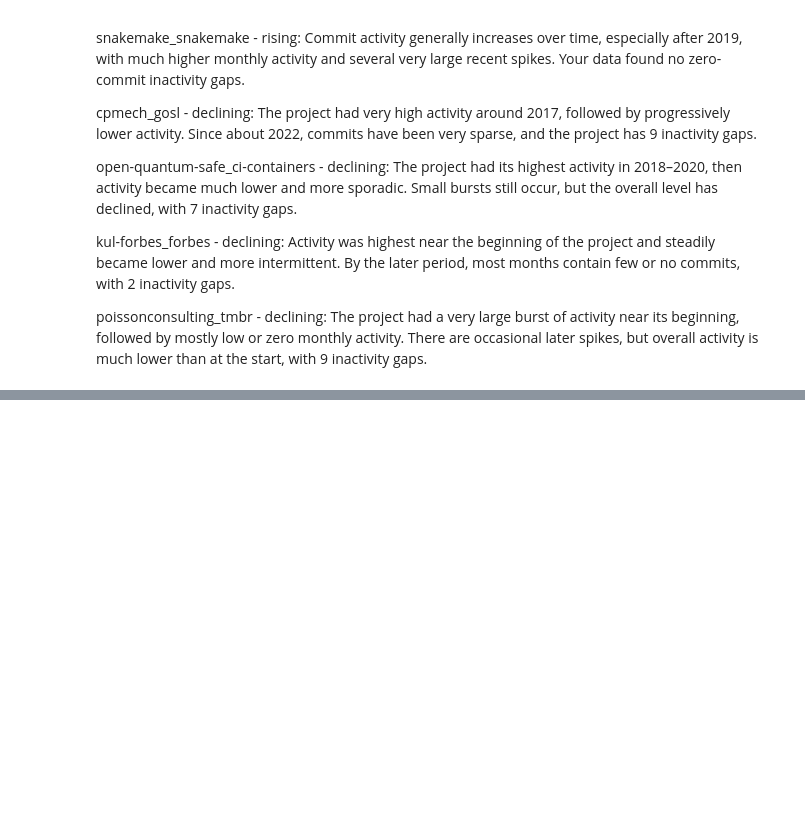
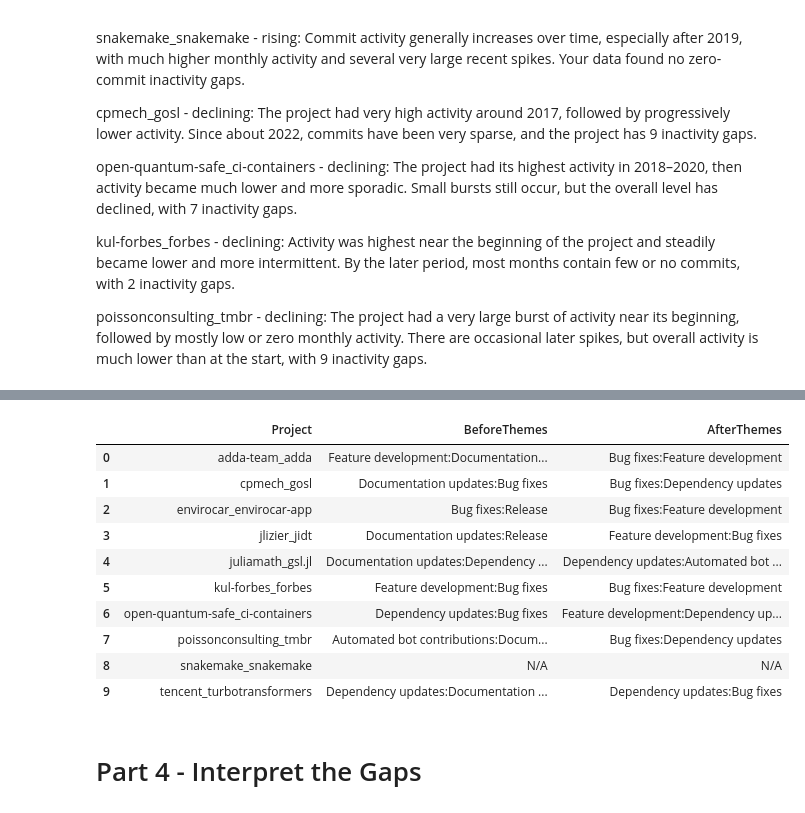
Before and after one commit to Dubu911/MiniProject2, a Jupyter notebook: dkim68_vis.ipynb, the cells around one changed output, grey strips where cells are left out. Drawn from its saved outputs; the diff is of its cells as text; code cells hidden in the pictures; blank space fills up the shorter version.

```diff
--- a/dkim68_vis.ipynb
+++ b/dkim68_vis.ipynb
@@ -533,0 +800,53 @@ final_stats.to_csv(
+# %%
+before_themes = {
+    "adda-team_adda": "Feature development:Documentation updates",
+    "cpmech_gosl": "Documentation updates:Bug fixes",
+    "envirocar_envirocar-app": "Bug fixes:Release",
+    "jlizier_jidt": "Documentation updates:Release",
+    "juliamath_gsl.jl": "Documentation updates:Dependency updates",
+    "kul-forbes_forbes": "Feature development:Bug fixes",
+    "open-quantum-safe_ci-containers": "Dependency updates:Bug fixes",
+    "poissonconsulting_tmbr": "Automated bot contributions:Documentation updates",
+    "tencent_turbotransformers": "Dependency updates:Documentation updates",
+    "snakemake_snakemake": "N/A"
+}
+
+after_themes = {
+    "adda-team_adda": "Bug fixes:Feature development",
+    "cpmech_gosl": "Bug fixes:Dependency updates",
+    "envirocar_envirocar-app": "Bug fixes:Feature development",
+    "jlizier_jidt": "Feature development:Bug fixes",
+    "juliamath_gsl.jl": "Dependency updates:Automated bot contributions",
+    "kul-forbes_forbes": "Bug fixes:Feature development",
+    "open-quantum-safe_ci-containers": "Feature development:Dependency updates",
+    "poissonconsulting_tmbr": "Bug fixes:Dependency updates",
+    "tencent_turbotransformers": "Dependency updates:Bug fixes",
+    "snakemake_snakemake": "N/A"
+}
+# %%
+stats["BeforeThemes"] = stats["Project"].map(before_themes)
+stats["AfterThemes"] = stats["Project"].map(after_themes)
+
+stats.to_csv(
+    "dkim68_project_stats.csv",
+    sep=";",
+    index=False
+)
+
+stats[
+    ["Project", "BeforeThemes", "AfterThemes"]
+]
+# %% [output]
+|  | Project | BeforeThemes | AfterThemes |
+| 0 | adda-team_adda | Feature development:Documentation... | Bug fixes:Feature development |
+| 1 | cpmech_gosl | Documentation updates:Bug fixes | Bug fixes:Dependency updates |
+| 2 | envirocar_envirocar-app | Bug fixes:Release | Bug fixes:Feature development |
+| 3 | jlizier_jidt | Documentation updates:Release | Feature development:Bug fixes |
+| 4 | juliamath_gsl.jl | Documentation updates:Dependency ... | Dependency updates:Automated bot ... |
+| 5 | kul-forbes_forbes | Feature development:Bug fixes | Bug fixes:Feature development |
+| 6 | open-quantum-safe_ci-containers | Dependency updates:Bug fixes | Feature development:Dependency up... |
+| 7 | poissonconsulting_tmbr | Automated bot contributions:Docum... | Bug fixes:Dependency updates |
+| 8 | snakemake_snakemake | N/A | N/A |
+| 9 | tencent_turbotransformers | Dependency updates:Documentation ... | Dependency updates:Bug fixes |
+# %% [markdown]
+# Part 4 - Interpret the Gaps
```
Also changed, not shown: parts of 12 cells of this notebook, 12 other files.
